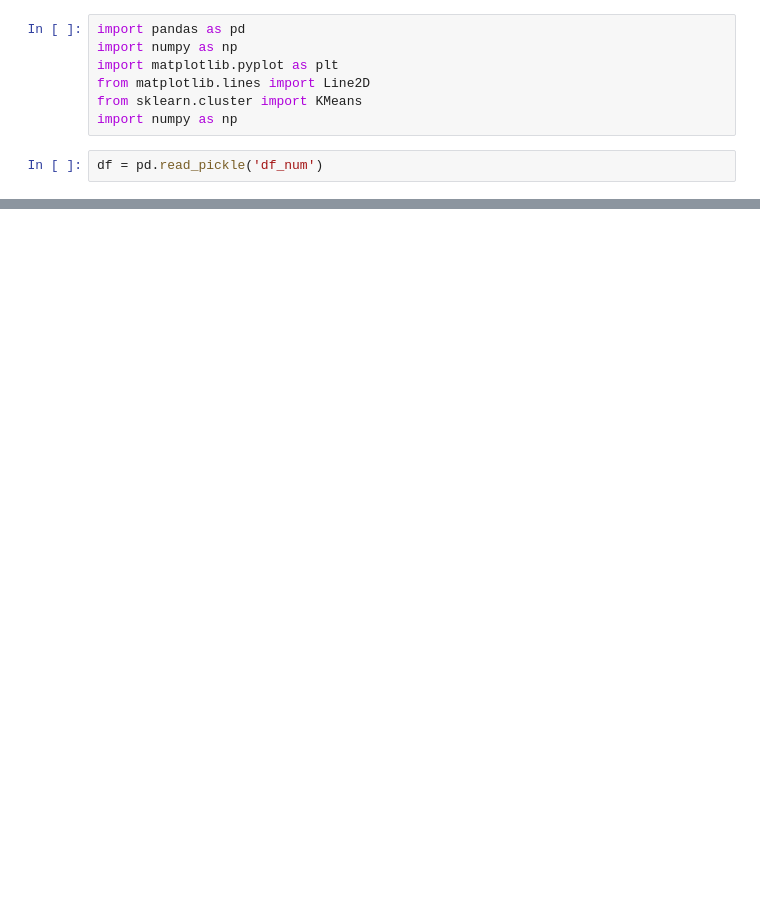
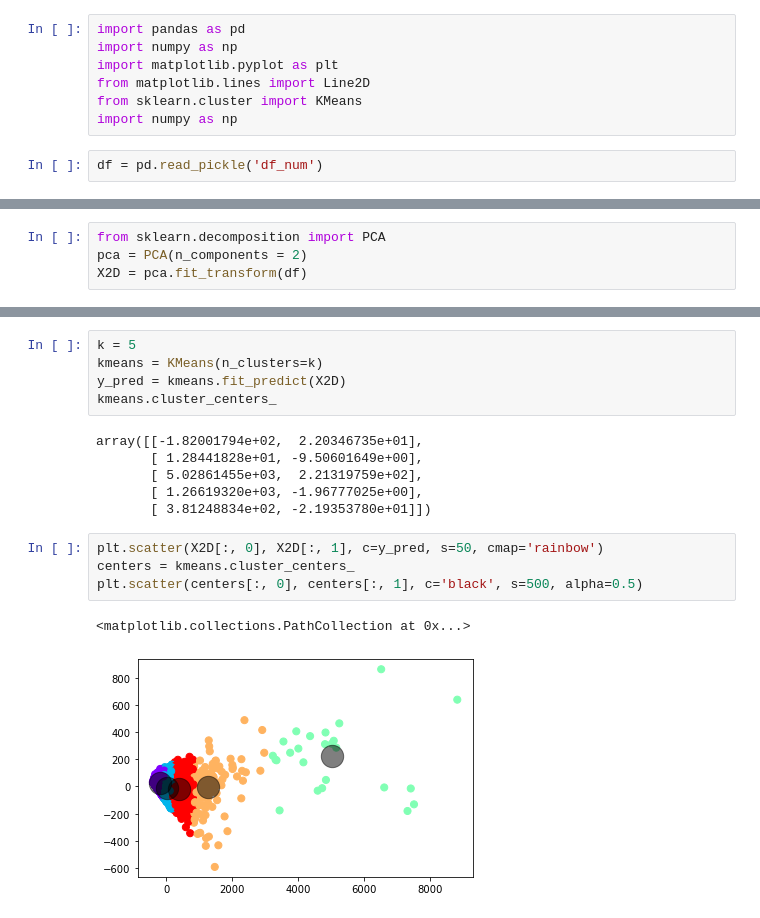
Before and after one commit to GachanDois/lcdia, a Jupyter notebook: Aplicando Kmeans e Clusterizacao.ipynb, the cells around one changed output, grey strips where cells are left out. Cells and saved outputs as stored; diff of their text form; blank space fills up the shorter version.

```diff
--- a/Aplicando Kmeans e Clusterizacao.ipynb
+++ b/Aplicando Kmeans e Clusterizacao.ipynb
@@ -92,0 +155,4 @@ plt.show()
+# %%
+from sklearn.decomposition import PCA
+pca = PCA(n_components = 2)
+X2D = pca.fit_transform(df)
@@ -92,0 +184,18 @@ plt.show()
+# %%
+k = 5
+kmeans = KMeans(n_clusters=k)
+y_pred = kmeans.fit_predict(X2D)
+kmeans.cluster_centers_
+# %% [output]
+array([[-1.82001794e+02,  2.20346735e+01],
+       [ 1.28441828e+01, -9.50601649e+00],
+       [ 5.02861455e+03,  2.21319759e+02],
+       [ 1.26619320e+03, -1.96777025e+00],
+       [ 3.81248834e+02, -2.19353780e+01]])
+# %%
+plt.scatter(X2D[:, 0], X2D[:, 1], c=y_pred, s=50, cmap='rainbow')
+centers = kmeans.cluster_centers_
+plt.scatter(centers[:, 0], centers[:, 1], c='black', s=500, alpha=0.5)
+# %% [output]
+<matplotlib.collections.PathCollection at 0x...>
+[figure, added]
```
Also changed, not shown: parts of 16 cells of this notebook, 3 other files.
